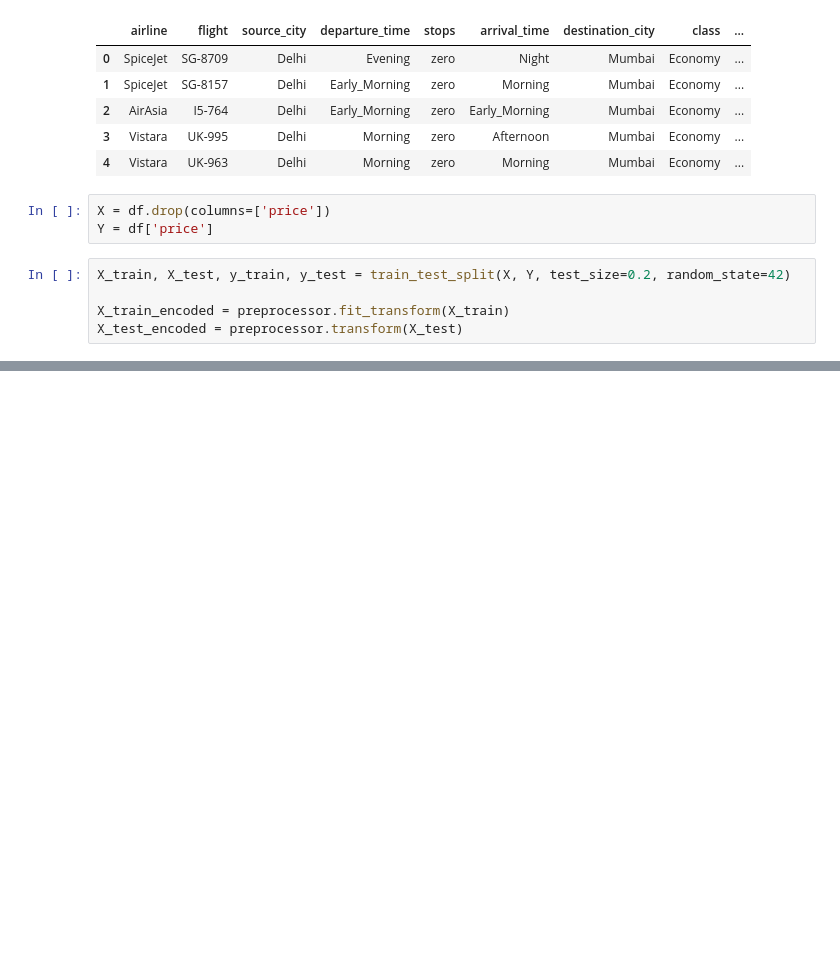
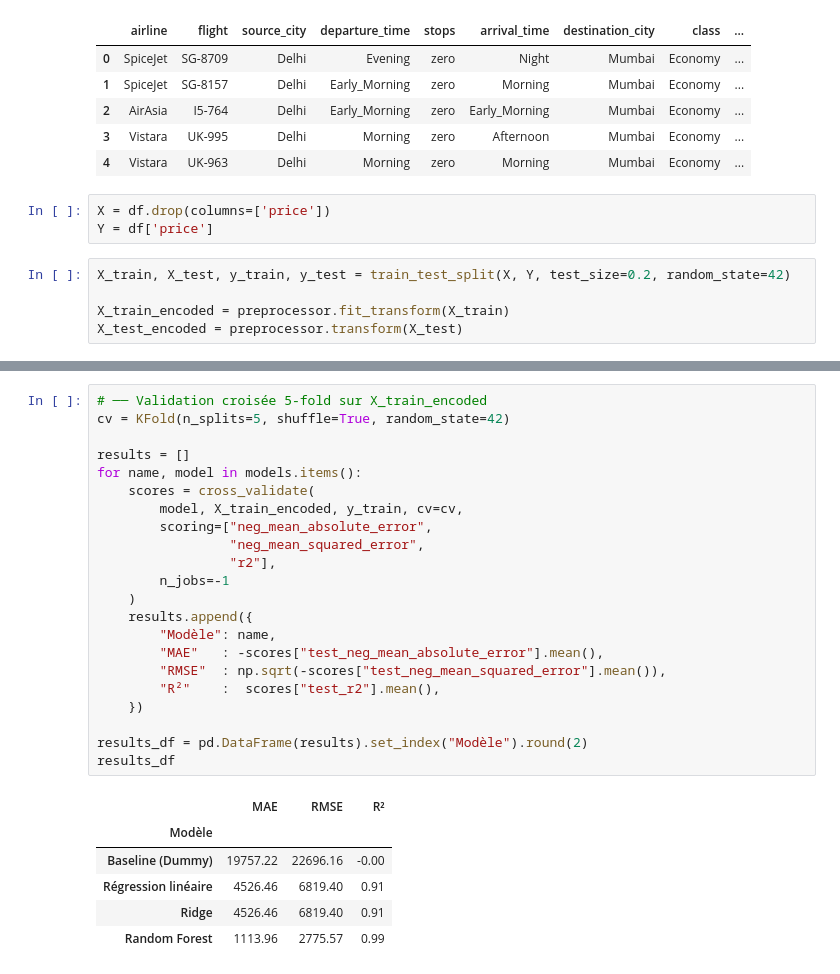
Before and after one commit to nouresho/Pr-diction-du-prix-des-billets-d-avion, a Jupyter notebook: 04_Modeling.ipynb, the cells around one changed output, grey strips where cells are left out. Saved outputs shown, nothing was run; the diff lists cells and outputs as text; blank space fills up the shorter version.

```diff
--- a/04_Modeling.ipynb
+++ b/04_Modeling.ipynb
@@ -37,0 +56,29 @@ X_test_encoded = preprocessor.transform(X_test)
+# %%
+# ── Validation croisée 5-fold sur X_train_encoded
+cv = KFold(n_splits=5, shuffle=True, random_state=42)
+
+results = []
+for name, model in models.items():
+    scores = cross_validate(
+        model, X_train_encoded, y_train, cv=cv,
+        scoring=["neg_mean_absolute_error",
+                 "neg_mean_squared_error",
+                 "r2"],
+        n_jobs=-1
+    )
+    results.append({
+        "Modèle": name,
+        "MAE"   : -scores["test_neg_mean_absolute_error"].mean(),
+        "RMSE"  : np.sqrt(-scores["test_neg_mean_squared_error"].mean()),
+        "R²"    :  scores["test_r2"].mean(),
+    })
+
+results_df = pd.DataFrame(results).set_index("Modèle").round(2)
+results_df
+# %% [output]
+|  | MAE | RMSE | R² |
+| Modèle |  |  |  |
+| Baseline (Dummy) | 19757.22 | 22696.16 | -0.00 |
+| Régression linéaire | 4526.46 | 6819.40 | 0.91 |
+| Ridge | 4526.46 | 6819.40 | 0.91 |
+| Random Forest | 1113.96 | 2775.57 | 0.99 |
```
Also changed, not shown: parts of 5 cells of this notebook, 3 other files.
